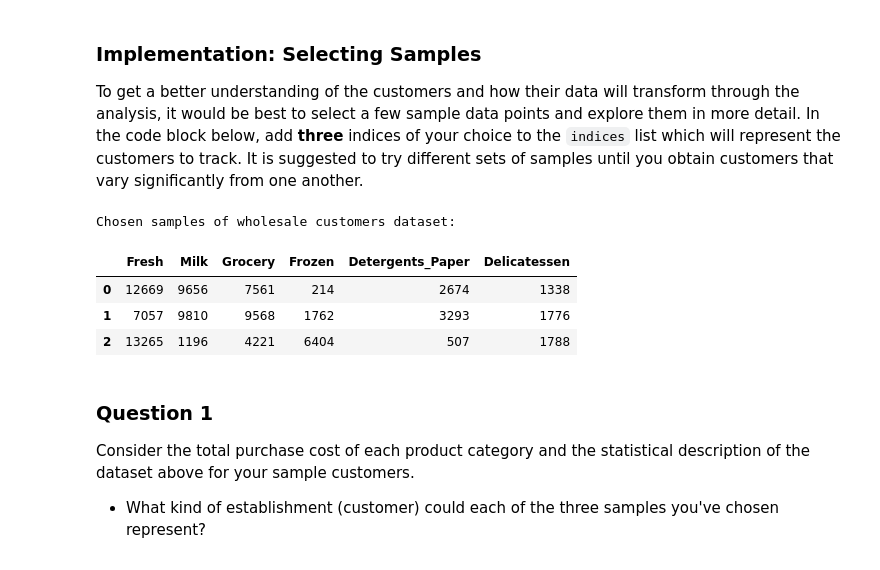
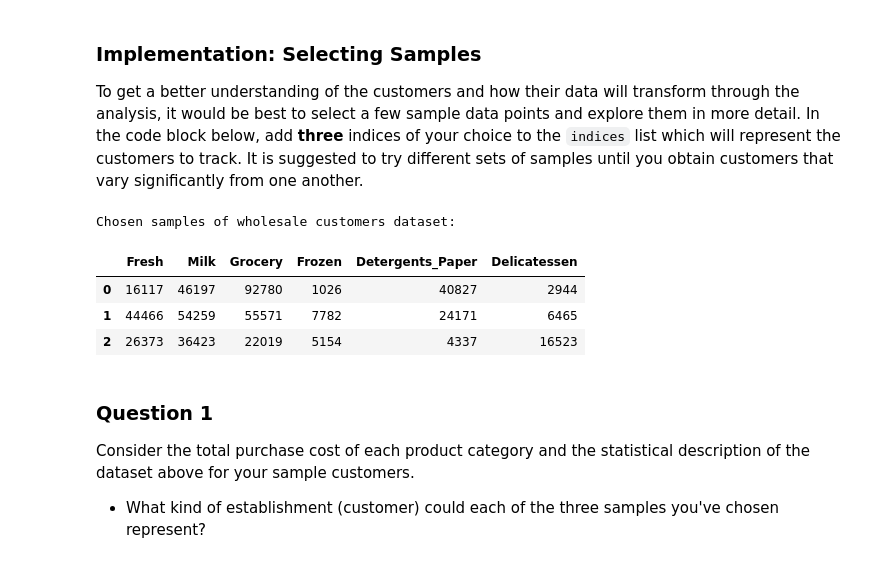
Before and after one commit to KnollFrank/Creating-Customer-Segments, a Jupyter notebook: customer_segments.ipynb, the cells around one changed output. Drawn from its saved outputs; the diff is of its cells as text; code cells hidden in the pictures.

```diff
--- a/customer_segments.ipynb
+++ b/customer_segments.ipynb
@@ -60,18 +60,21 @@ display(data.describe())
 To get a better understanding of the customers and how their data will transform through the analysis, it would be best to select a few sample data points and explore them in more detail. In the code block below, add **three** indices of your choice to the `indices` list which will represent the customers to track. It is suggested to try different sets of samples until you obtain customers that vary significantly from one another.
 # %%
 # TODO: Select three indices of your choice you wish to sample from the dataset
-indices = [0, 1, 3]
+# 85: Detergents_Paper (Waschmittel) hoch => Supermarket
+# 47: Milk hoch => Cafe
+# 23: Delicatessen hoch
+indices = [85, 47, 23]
 
 # Create a DataFrame of the chosen samples
 samples = pd.DataFrame(data.loc[indices], columns = data.keys()).reset_index(drop = True)
 print("Chosen samples of wholesale customers dataset:")
 display(samples)
 # %% [output]
 Chosen samples of wholesale customers dataset:
 |  | Fresh | Milk | Grocery | Frozen | Detergents_Paper | Delicatessen |
-| 0 | 12669 | 9656 | 7561 | 214 | 2674 | 1338 |
-| 1 | 7057 | 9810 | 9568 | 1762 | 3293 | 1776 |
-| 2 | 13265 | 1196 | 4221 | 6404 | 507 | 1788 |
+| 0 | 16117 | 46197 | 92780 | 1026 | 40827 | 2944 |
+| 1 | 44466 | 54259 | 55571 | 7782 | 24171 | 6465 |
+| 2 | 26373 | 36423 | 22019 | 5154 | 4337 | 16523 |
 # %% [markdown]
 ### Question 1
 Consider the total purchase cost of each product category and the statistical description of the dataset above for your sample customers.
```
Also changed, not shown: parts of 13 cells of this notebook.
